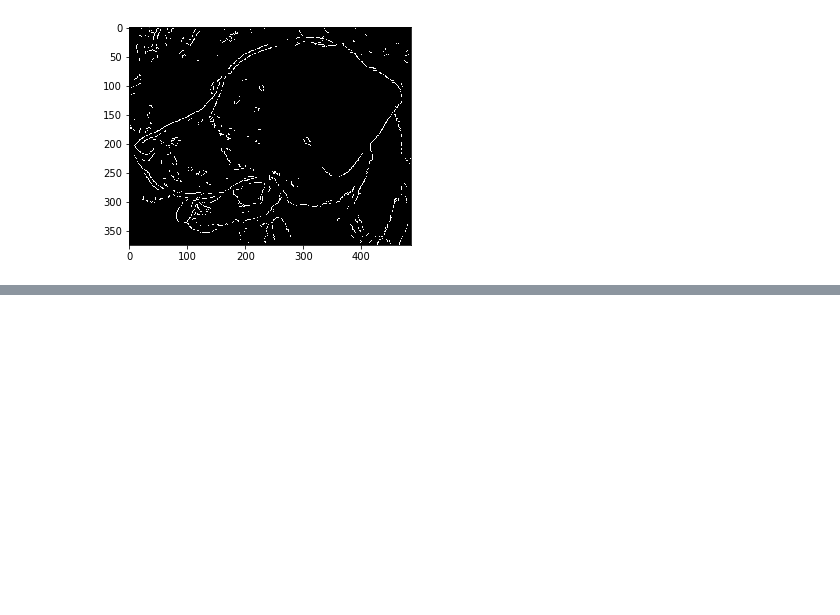
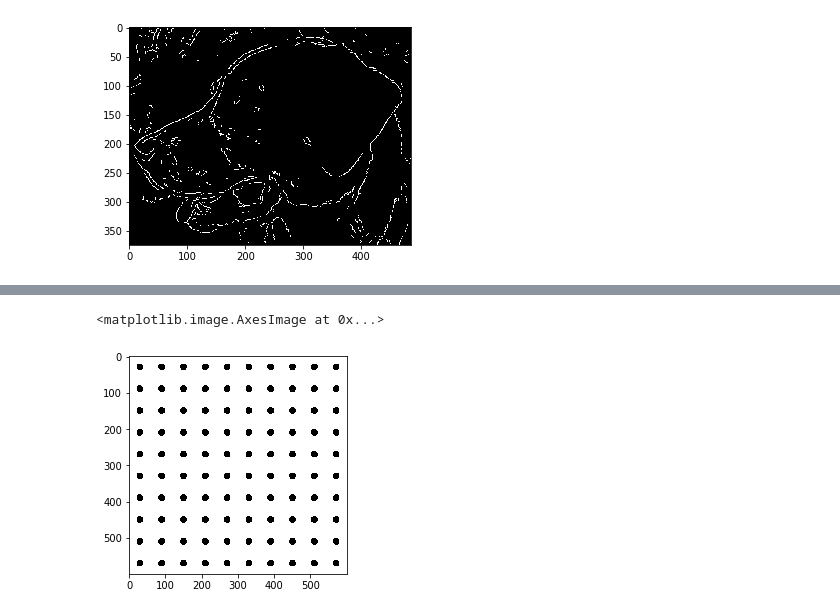
Before and after one commit to fares-ds/Computer_Vision_with_OpenCV_and_TensorFlow, a Jupyter notebook: Object_Detection.ipynb, the cells around one changed output, grey strips where cells are left out. Drawn from its saved outputs; the diff is of its cells as text; code cells hidden in the pictures; blank space fills up the shorter version.

```diff
--- a/Object_Detection.ipynb
+++ b/Object_Detection.ipynb
@@ -244,0 +270,6 @@ plt.imshow(edges, cmap='gray')
+# %%
+dots = cv2.imread('data/dot_grid.png')
+plt.imshow(dots)
+# %% [output]
+<matplotlib.image.AxesImage at 0x...>
+[figure, added]
```
Also changed, not shown: parts of 5 cells of this notebook.
